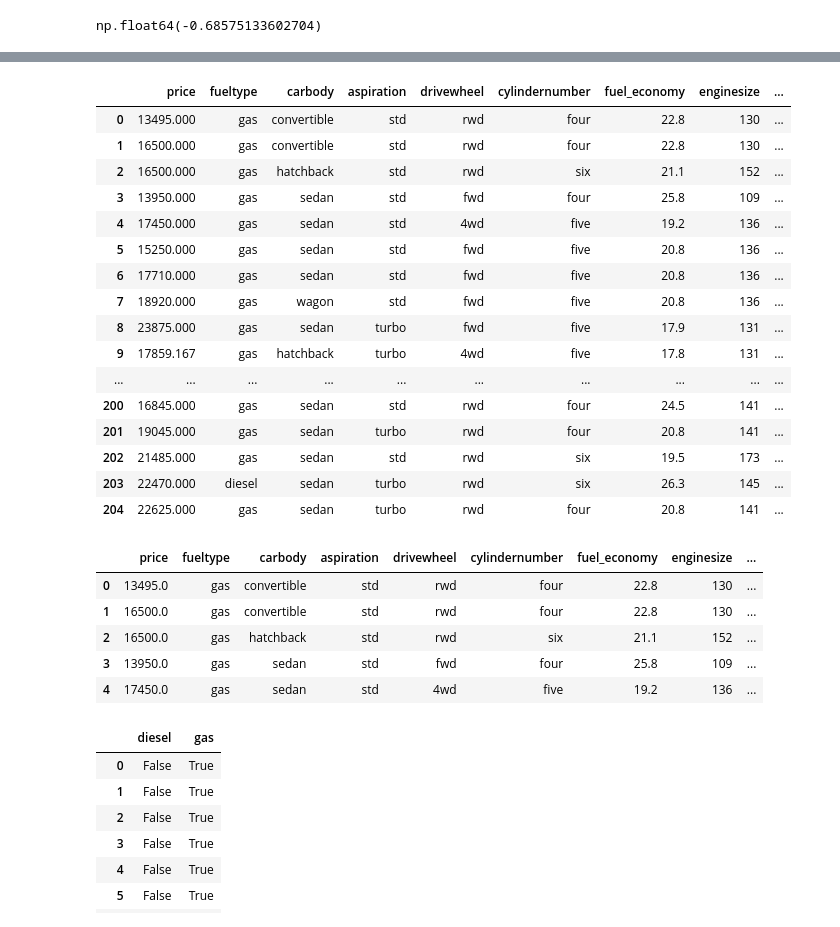
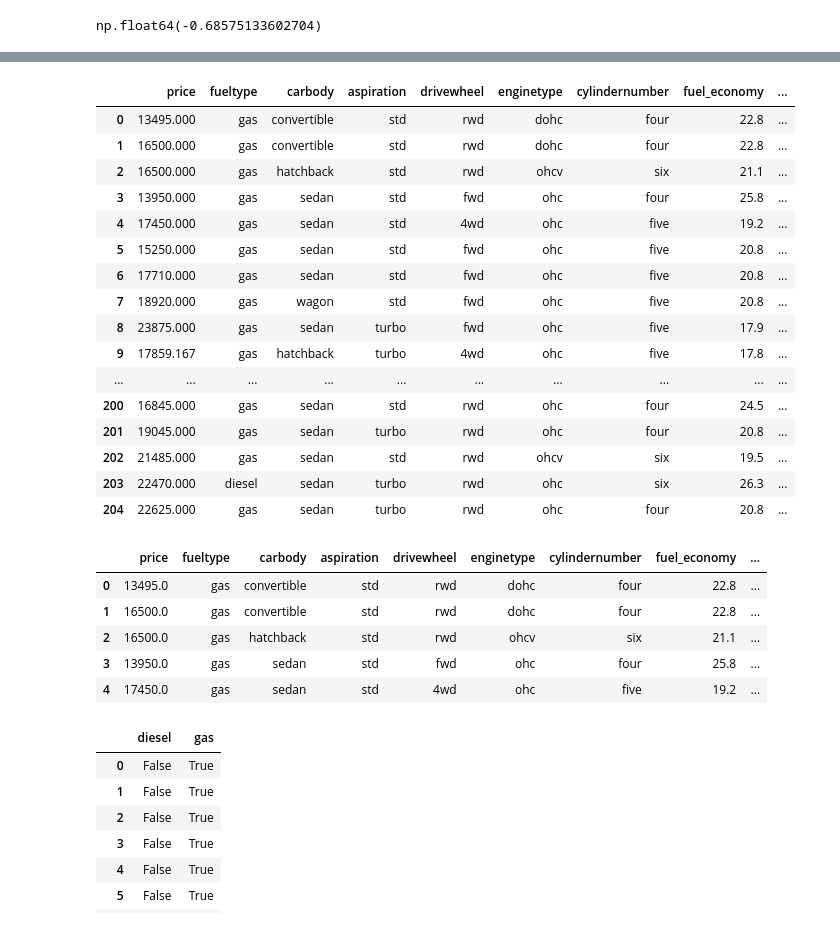
Before and after one commit to MoeedKhan-AMK/Applied-Data-Science, a Jupyter notebook: Machine Learning/LINEAR REGRESSION/Linear Regression/LR-Car Price Project.ipynb, the cells around one changed output, grey strips where cells are left out. Cells and saved outputs as stored; diff of their text form; code cells hidden in the pictures.

```diff
--- a/Machine Learning/LINEAR REGRESSION/Linear Regression/LR-Car Price Project.ipynb
+++ b/Machine Learning/LINEAR REGRESSION/Linear Regression/LR-Car Price Project.ipynb
@@ -404,34 +414,34 @@ np.float64(-0.68575133602704)
 # %%
-df_cars = cars[['price','fueltype','carbody','aspiration','drivewheel','cylindernumber','fuel_economy','enginesize','horsepower','boreratio',
+df_cars = cars[['price','fueltype','carbody','aspiration','drivewheel','enginetype','cylindernumber','fuel_economy','enginesize','horsepower','boreratio',
                 'carlength','curbweight','carwidth', 'wheelbase']]
 df_cars
 # %% [output]
-|  | price | fueltype | carbody | aspiration | drivewheel | cylindernumber | fuel_economy | enginesize | ... |
-| 0 | 13495.000 | gas | convertible | std | rwd | four | 22.8 | 130 | ... |
-| 1 | 16500.000 | gas | convertible | std | rwd | four | 22.8 | 130 | ... |
-| 2 | 16500.000 | gas | hatchback | std | rwd | six | 21.1 | 152 | ... |
-| 3 | 13950.000 | gas | sedan | std | fwd | four | 25.8 | 109 | ... |
-| 4 | 17450.000 | gas | sedan | std | 4wd | five | 19.2 | 136 | ... |
-| 5 | 15250.000 | gas | sedan | std | fwd | five | 20.8 | 136 | ... |
-| 6 | 17710.000 | gas | sedan | std | fwd | five | 20.8 | 136 | ... |
-| 7 | 18920.000 | gas | wagon | std | fwd | five | 20.8 | 136 | ... |
-| 8 | 23875.000 | gas | sedan | turbo | fwd | five | 17.9 | 131 | ... |
-| 9 | 17859.167 | gas | hatchback | turbo | 4wd | five | 17.8 | 131 | ... |
+|  | price | fueltype | carbody | aspiration | drivewheel | enginetype | cylindernumber | fuel_economy | ... |
+| 0 | 13495.000 | gas | convertible | std | rwd | dohc | four | 22.8 | ... |
+| 1 | 16500.000 | gas | convertible | std | rwd | dohc | four | 22.8 | ... |
+| 2 | 16500.000 | gas | hatchback | std | rwd | ohcv | six | 21.1 | ... |
+| 3 | 13950.000 | gas | sedan | std | fwd | ohc | four | 25.8 | ... |
+| 4 | 17450.000 | gas | sedan | std | 4wd | ohc | five | 19.2 | ... |
+| 5 | 15250.000 | gas | sedan | std | fwd | ohc | five | 20.8 | ... |
+| 6 | 17710.000 | gas | sedan | std | fwd | ohc | five | 20.8 | ... |
+| 7 | 18920.000 | gas | wagon | std | fwd | ohc | five | 20.8 | ... |
+| 8 | 23875.000 | gas | sedan | turbo | fwd | ohc | five | 17.9 | ... |
+| 9 | 17859.167 | gas | hatchback | turbo | 4wd | ohc | five | 17.8 | ... |
 | ... | ... | ... | ... | ... | ... | ... | ... | ... | ... |
-| 200 | 16845.000 | gas | sedan | std | rwd | four | 24.5 | 141 | ... |
-| 201 | 19045.000 | gas | sedan | turbo | rwd | four | 20.8 | 141 | ... |
-| 202 | 21485.000 | gas | sedan | std | rwd | six | 19.5 | 173 | ... |
-| 203 | 22470.000 | diesel | sedan | turbo | rwd | six | 26.3 | 145 | ... |
-| 204 | 22625.000 | gas | sedan | turbo | rwd | four | 20.8 | 141 | ... |
+| 200 | 16845.000 | gas | sedan | std | rwd | ohc | four | 24.5 | ... |
+| 201 | 19045.000 | gas | sedan | turbo | rwd | ohc | four | 20.8 | ... |
+| 202 | 21485.000 | gas | sedan | std | rwd | ohcv | six | 19.5 | ... |
+| 203 | 22470.000 | diesel | sedan | turbo | rwd | ohc | six | 26.3 | ... |
+| 204 | 22625.000 | gas | sedan | turbo | rwd | ohc | four | 20.8 | ... |
 # %%
 df_cars.head()
 # %% [output]
-|  | price | fueltype | carbody | aspiration | drivewheel | cylindernumber | fuel_economy | enginesize | ... |
-| 0 | 13495.0 | gas | convertible | std | rwd | four | 22.8 | 130 | ... |
-| 1 | 16500.0 | gas | convertible | std | rwd | four | 22.8 | 130 | ... |
-| 2 | 16500.0 | gas | hatchback | std | rwd | six | 21.1 | 152 | ... |
-| 3 | 13950.0 | gas | sedan | std | fwd | four | 25.8 | 109 | ... |
-| 4 | 17450.0 | gas | sedan | std | 4wd | five | 19.2 | 136 | ... |
+|  | price | fueltype | carbody | aspiration | drivewheel | enginetype | cylindernumber | fuel_economy | ... |
+| 0 | 13495.0 | gas | convertible | std | rwd | dohc | four | 22.8 | ... |
+| 1 | 16500.0 | gas | convertible | std | rwd | dohc | four | 22.8 | ... |
+| 2 | 16500.0 | gas | hatchback | std | rwd | ohcv | six | 21.1 | ... |
+| 3 | 13950.0 | gas | sedan | std | fwd | ohc | four | 25.8 | ... |
+| 4 | 17450.0 | gas | sedan | std | 4wd | ohc | five | 19.2 | ... |
 # %%
 pd.get_dummies(df_cars['fueltype'])
 # %% [output]
```
Also changed, not shown: parts of 17 cells of this notebook, 1 other file.
